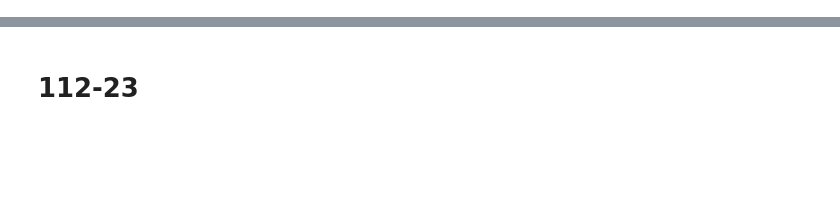
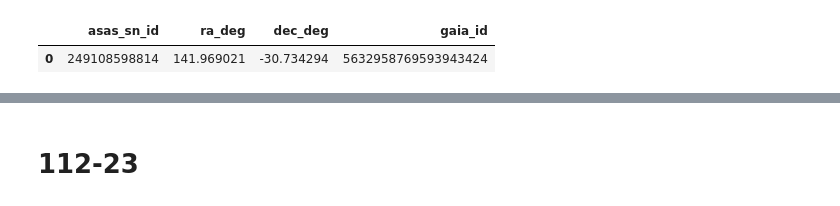
Before and after one commit to MaryumSayeed/ESPRESSO, a Jupyter notebook: scripts/TESS.ipynb, the cells around one changed output, grey strips where cells are left out. Drawn from its saved outputs; the diff is of its cells as text; code cells hidden in the pictures; blank space fills up the shorter version.

```diff
--- a/scripts/TESS.ipynb
+++ b/scripts/TESS.ipynb
@@ -27,0 +297,5 @@ binary_list_112 = 5, 6, 7, 23 #13 removed because of dipper star
+# %%
+lc_00.meta
+# %% [output]
+|  | asas_sn_id | ra_deg | dec_deg | gaia_id |
+| 0 | 249108598814 | 141.969021 | -30.734294 | 5632958769593943424 |
```
Also changed, not shown: parts of 33 cells of this notebook, 2 other files.
